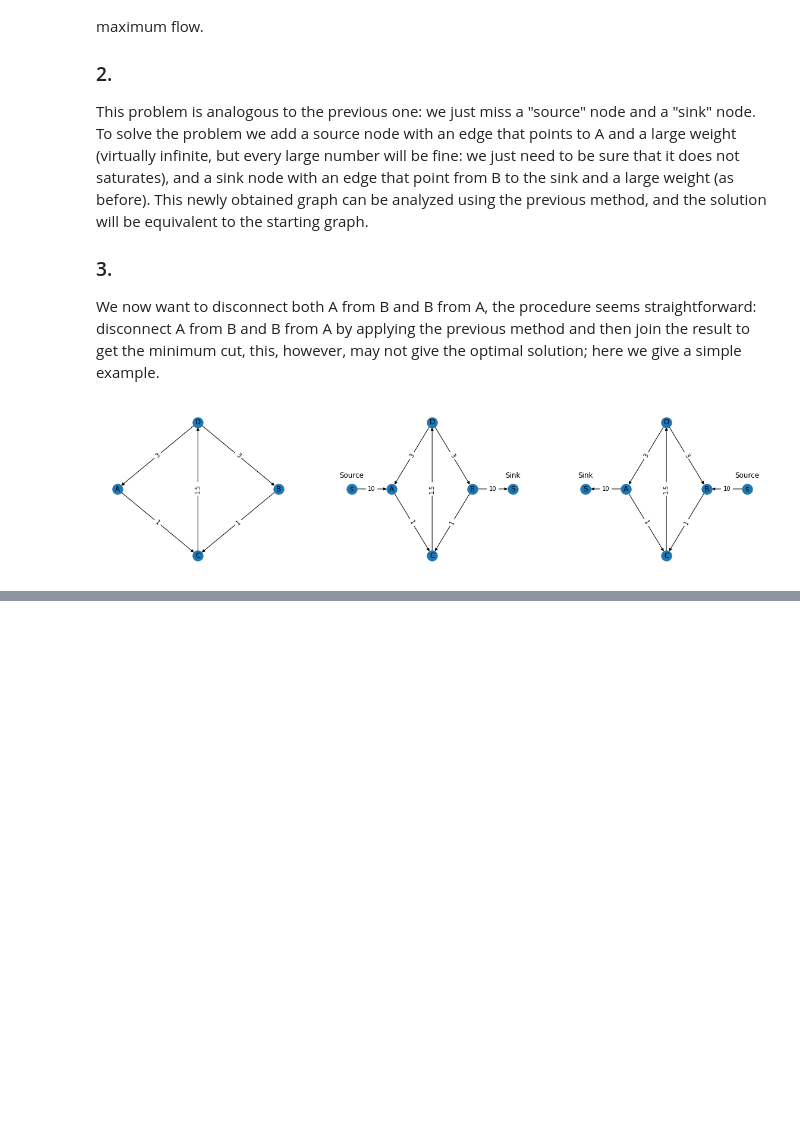
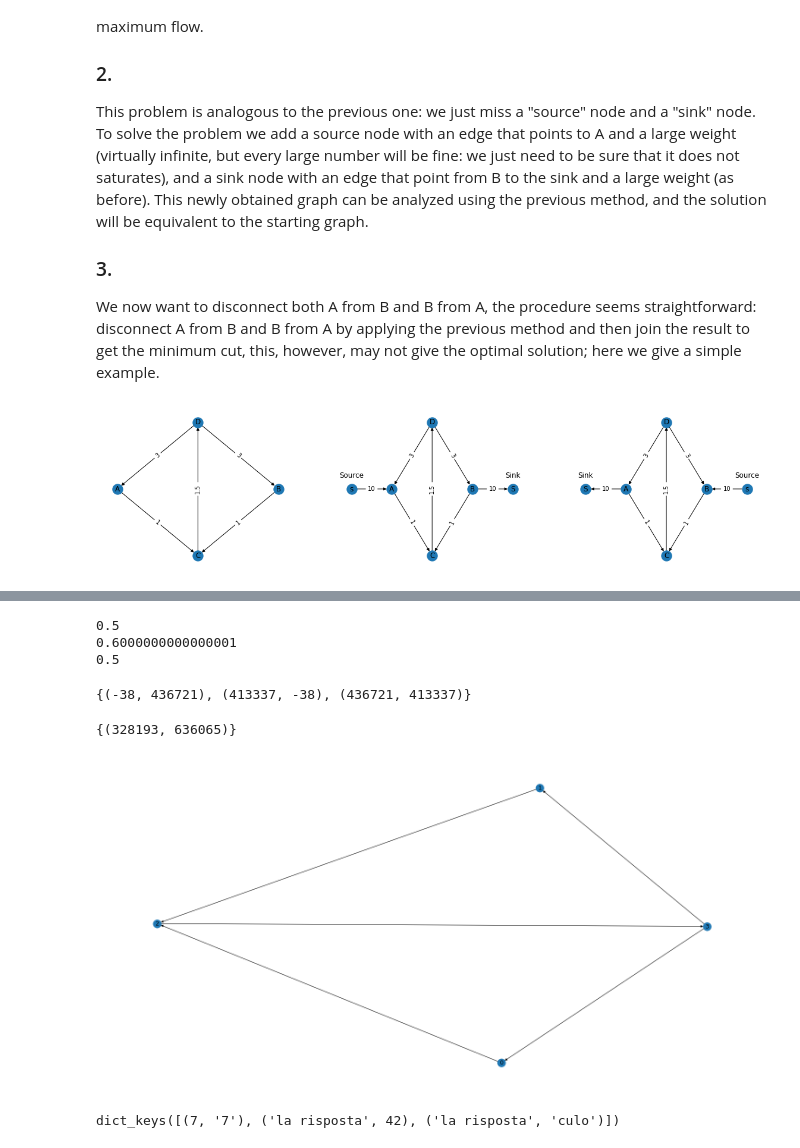
Before and after one commit to MartinaMlz/ADM_HW5, a Jupyter notebook: chri_4.ipynb, the cells around one changed output, grey strips where cells are left out. Saved outputs shown, nothing was run; the diff lists cells and outputs as text; code cells hidden in the pictures; blank space fills up the shorter version.

```diff
--- a/chri_4.ipynb
+++ b/chri_4.ipynb
@@ -633,0 +822,2 @@ def find_max_flow(graph, source = 'source', sink = 'sink'):
+# %%
+total_graph = get_total_graph(start_time = 1300050000, end_time = 1300060000)
@@ -633,0 +833,23 @@ def find_max_flow(graph, source = 'source', sink = 'sink'):
+# %%
+user1 = 413337
+user2 = 436721
+
+edges = find_min_cut(total_graph, user1, user2)
+
+
+total_cost = 0
+for edge in edges:
+    total_cost += total_graph.edges_list[edge]
+    print(total_graph.edges_list[edge])
+# %% [output]
+0.5
+0.6000000000000001
+0.5
+# %%
+edges
+# %% [output]
+{(-38, 436721), (413337, -38), (436721, 413337)}
+# %%
+edges
+# %% [output]
+{(328193, 636065)}
@@ -633,0 +865,17 @@ def find_max_flow(graph, source = 'source', sink = 'sink'):
+# %%
+boh = total_graph.to_nx()
+# %%
+plt.figure(figsize = (20,10))
+pos = nx.spring_layout(boh)
+
+nx.draw(boh, pos, with_labels = True)
+
+labels = nx.get_edge_attributes(boh,'weight')
+#nx.draw_networkx_edge_labels(boh,pos,edge_labels=labels)
+plt.show()
+# %% [output]
+[figure, added]
+# %%
+prova.edges_list.keys()
+# %% [output]
+dict_keys([(7, '7'), ('la risposta', 42), ('la risposta', 'culo')])
```
Also changed, not shown: parts of 10 cells of this notebook.
